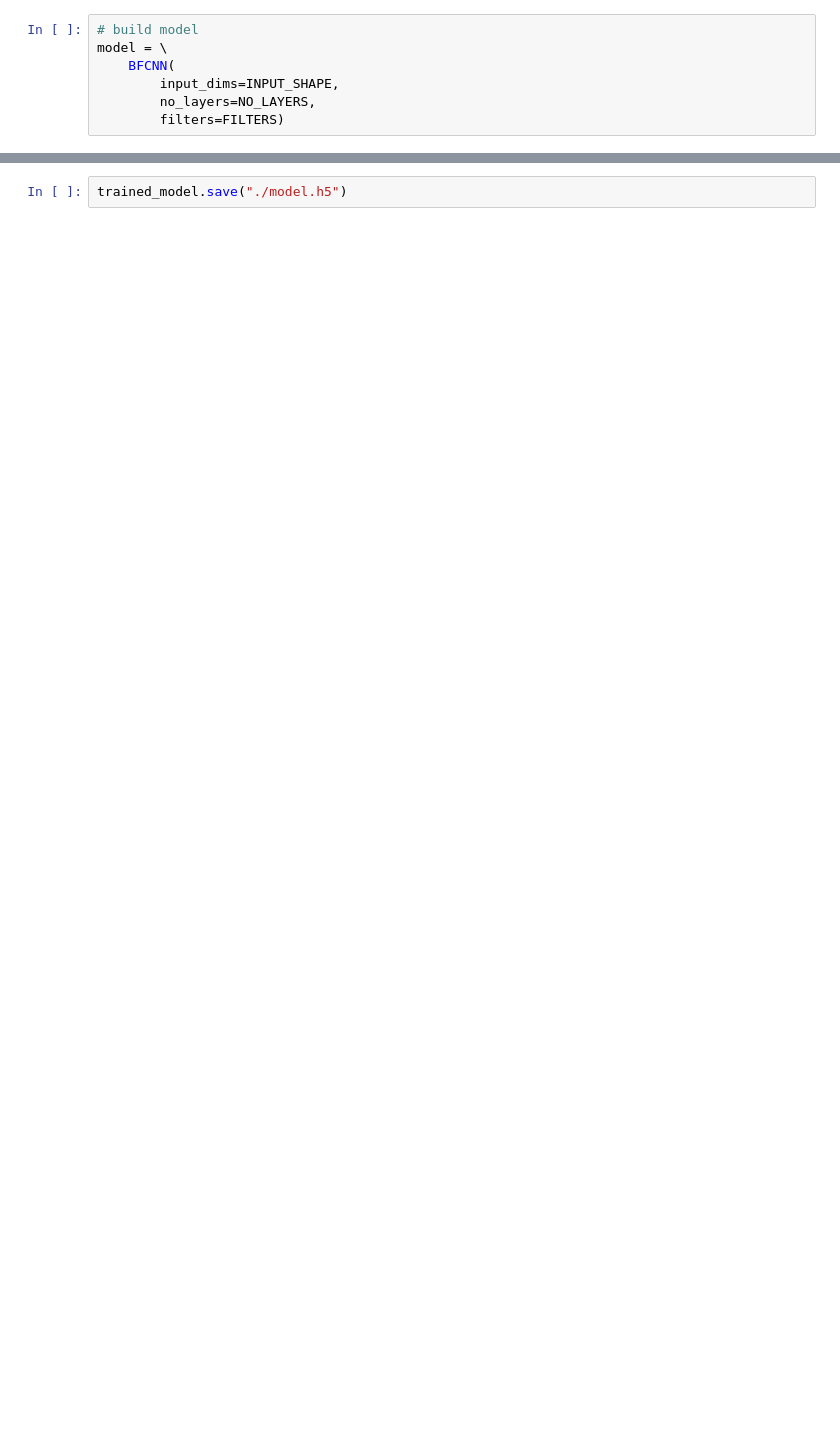
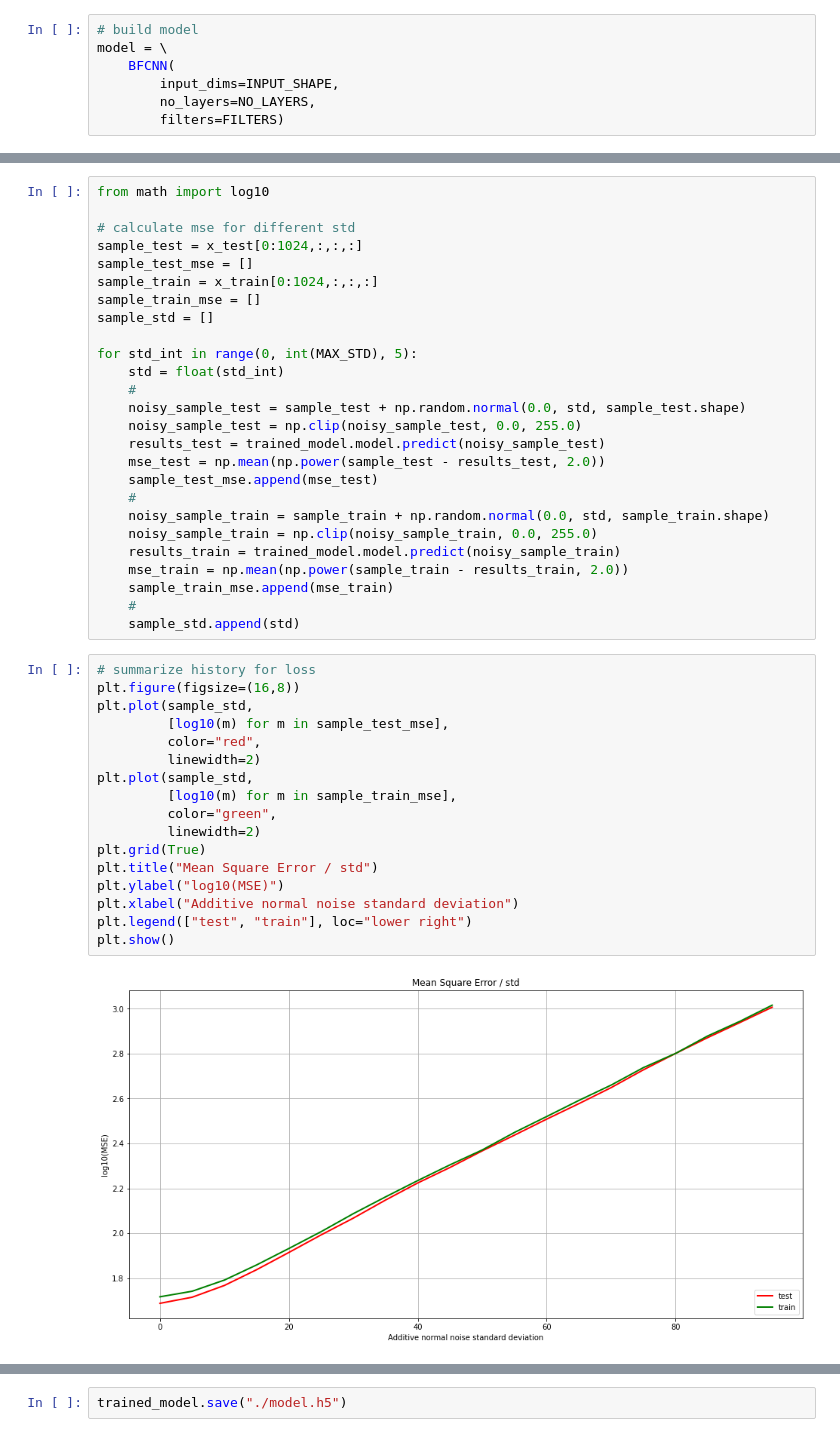
Before and after one commit to NikolasMarkou/blind_image_denoising, a Jupyter notebook: notebooks/test_bfcnn.ipynb, the cells around one changed output, grey strips where cells are left out. Drawn from its saved outputs; the diff is of its cells as text; blank space fills up the shorter version.

```diff
--- a/notebooks/test_bfcnn.ipynb
+++ b/notebooks/test_bfcnn.ipynb
@@ -80,2 +95,47 @@ plt.show()
+# %%
+from math import log10
+
+# calculate mse for different std
+sample_test = x_test[0:1024,:,:,:]
+sample_test_mse = []
+sample_train = x_train[0:1024,:,:,:]
+sample_train_mse = []
+sample_std = []
+
+for std_int in range(0, int(MAX_STD), 5):
+    std = float(std_int)
+    #
+    noisy_sample_test = sample_test + np.random.normal(0.0, std, sample_test.shape)
+    noisy_sample_test = np.clip(noisy_sample_test, 0.0, 255.0)
+    results_test = trained_model.model.predict(noisy_sample_test)
+    mse_test = np.mean(np.power(sample_test - results_test, 2.0))
+    sample_test_mse.append(mse_test)
+    #
+    noisy_sample_train = sample_train + np.random.normal(0.0, std, sample_train.shape)
+    noisy_sample_train = np.clip(noisy_sample_train, 0.0, 255.0)
+    results_train = trained_model.model.predict(noisy_sample_train)
+    mse_train = np.mean(np.power(sample_train - results_train, 2.0))
+    sample_train_mse.append(mse_train)
+    #
+    sample_std.append(std)
+# %%
+# summarize history for loss
+plt.figure(figsize=(16,8))
+plt.plot(sample_std,
+         [log10(m) for m in sample_test_mse],
+         color="red",
+         linewidth=2)
+plt.plot(sample_std,
+         [log10(m) for m in sample_train_mse],
+         color="green",
+         linewidth=2)
+plt.grid(True)
+plt.title("Mean Square Error / std")
+plt.ylabel("log10(MSE)")
+plt.xlabel("Additive normal noise standard deviation")
+plt.legend(["test", "train"], loc="lower right")
+plt.show()
+# %% [output]
+[figure, added]
 # %%
 # draw test samples, predictions and diff
```
Also changed, not shown: parts of 4 cells of this notebook, 1 other file.
